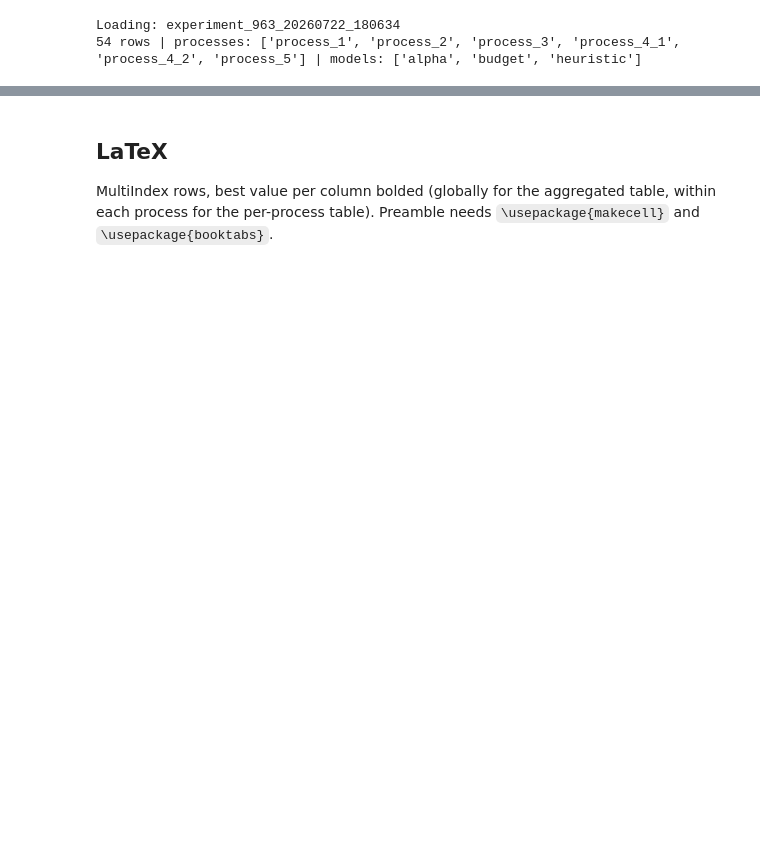
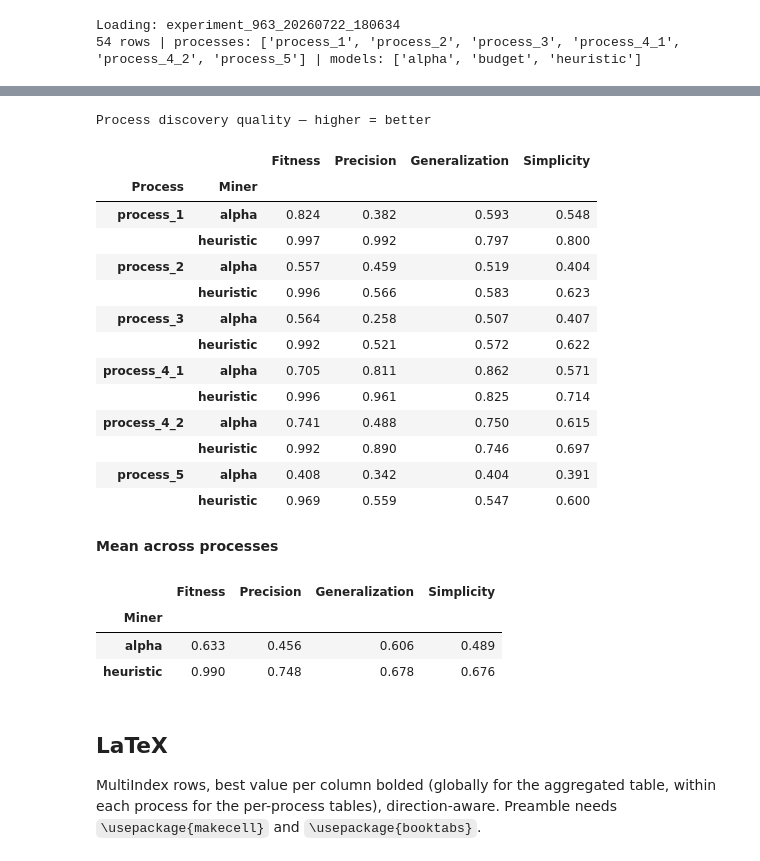
Before and after one commit to zapataunipaderborn/process_energy_demand_modelling, a Jupyter notebook: src/results_process.ipynb, the cells around one changed output, grey strips where cells are left out. Saved outputs shown, nothing was run; the diff lists cells and outputs as text; code cells hidden in the pictures; blank space fills up the shorter version.

```diff
--- a/src/results_process.ipynb
+++ b/src/results_process.ipynb
@@ -287,6 +330,54 @@ Per-process ablation — best per column within each process; lower = better
+# %%
+DISC = [l for l in LABELS if DIRECTION[l] == 'max']
+_disc_rows = (df[df['model'].isin(['alpha'] + _candidates)]
+                .groupby(['process', 'model'])[[COL_OF[l] for l in DISC]].first())
+_disc_rows.columns = DISC
+_disc_rows.index.names = ['Process', 'Miner']
+
+def style_disc(tbl):
+    best = {}
+    for proc, sub in tbl.groupby(level=0):
+        for col in tbl.columns:
+            best[(proc, col)] = best_of(sub[col], col)
+    def _styler(_):
+        out = pd.DataFrame('', index=tbl.index, columns=tbl.columns)
+        for idx in tbl.index:
+            for col in tbl.columns:
+                v = tbl.loc[idx, col]; b = best.get((idx[0], col))
+                if b is not None and pd.notna(v) and abs(v - b) < 1e-9:
+                    out.loc[idx, col] = 'font-weight:700;background-color:#d6ecff;'
+        return out
+    return (tbl.style.format({c: '{:.3f}' for c in tbl.columns}, na_rep='—')
+              .apply(_styler, axis=None)
+              .set_caption('Process discovery quality — higher = better'))
+
+display(style_disc(_disc_rows))
+display(Markdown(f'**Mean across processes**'))
+display(_disc_rows.groupby('Miner').mean().round(3))
+# %% [output]
+Process discovery quality — higher = better
+|  |  | Fitness | Precision | Generalization | Simplicity |
+| Process | Miner |  |  |  |  |
+| process_1 | alpha | 0.824 | 0.382 | 0.593 | 0.548 |
+|  | heuristic | 0.997 | 0.992 | 0.797 | 0.800 |
+| process_2 | alpha | 0.557 | 0.459 | 0.519 | 0.404 |
+|  | heuristic | 0.996 | 0.566 | 0.583 | 0.623 |
+| process_3 | alpha | 0.564 | 0.258 | 0.507 | 0.407 |
+|  | heuristic | 0.992 | 0.521 | 0.572 | 0.622 |
+| process_4_1 | alpha | 0.705 | 0.811 | 0.862 | 0.571 |
+|  | heuristic | 0.996 | 0.961 | 0.825 | 0.714 |
+| process_4_2 | alpha | 0.741 | 0.488 | 0.750 | 0.615 |
+|  | heuristic | 0.992 | 0.890 | 0.746 | 0.697 |
+| process_5 | alpha | 0.408 | 0.342 | 0.404 | 0.391 |
+|  | heuristic | 0.969 | 0.559 | 0.547 | 0.600 |
+**Mean across processes**
+|  | Fitness | Precision | Generalization | Simplicity |
+| Miner |  |  |  |  |
+| alpha | 0.633 | 0.456 | 0.606 | 0.489 |
+| heuristic | 0.990 | 0.748 | 0.678 | 0.676 |
 # %% [markdown]
 ## LaTeX
 
 MultiIndex rows, best value per column bolded (globally for the aggregated table,
-within each process for the per-process table). Preamble needs
+within each process for the per-process tables), direction-aware. Preamble needs
 `\usepackage{makecell}` and `\usepackage{booktabs}`.
```
Also changed, not shown: parts of 12 cells of this notebook, 4 other files.
